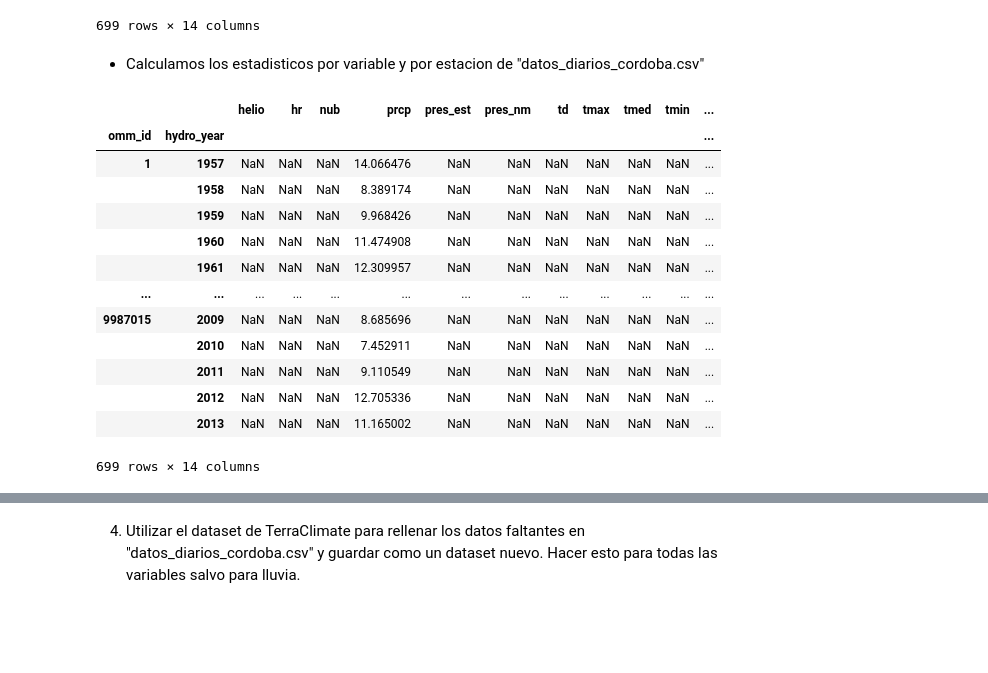
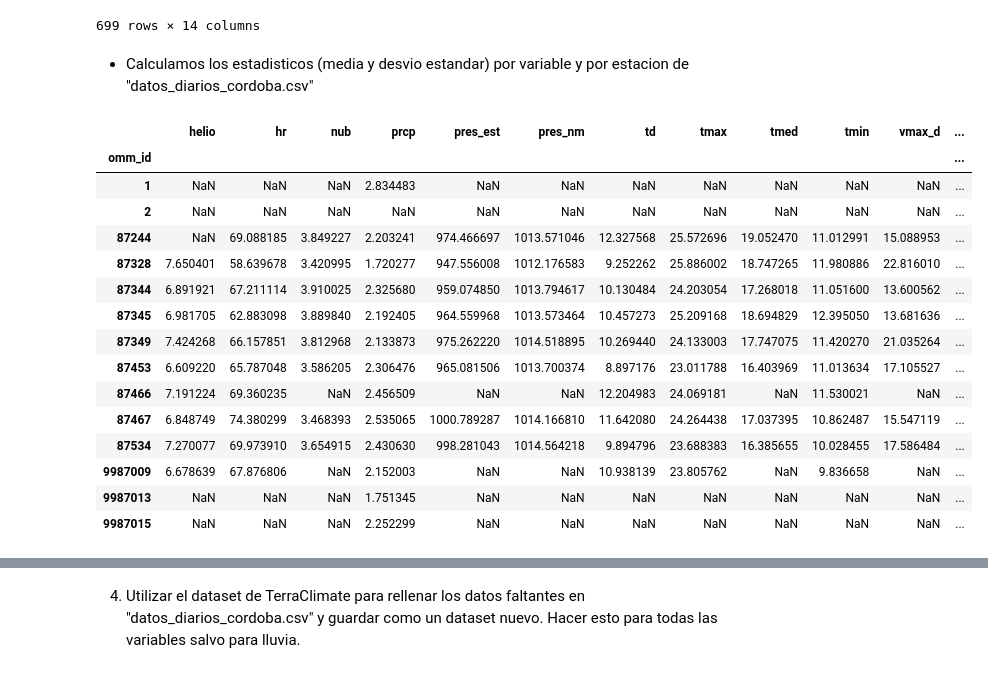
Before and after one commit to serantux/M_Predi_Lluvias_Extremas_10, a Jupyter notebook: TP2_Balbuena_Serrantes_Fonnegra_Velazquez.ipynb, the cells around one changed output, grey strips where cells are left out. Cells and saved outputs as stored; diff of their text form; code cells hidden in the pictures; blank space fills up the shorter version.

```diff
--- a/TP2_Balbuena_Serrantes_Fonnegra_Velazquez.ipynb
+++ b/TP2_Balbuena_Serrantes_Fonnegra_Velazquez.ipynb
@@ -592,28 +592,30 @@ datos_dcor_var_mean
 |  | 2013 | NaN | NaN | NaN | 2.898630 | NaN | NaN | NaN | NaN | NaN | NaN | ... |
 699 rows × 14 columns
 # %% [markdown]
-* Calculamos los estadisticos por variable y por estacion de "datos_diarios_cordoba.csv"
+* Calculamos los estadisticos (media y desvio estandar) por variable y por estacion de "datos_diarios_cordoba.csv"
 # %%
 not_var_cols = ['fecha', 'id', 'omm_id', 'hydro_year']
 var_cols = [c for c in datos_dcor.columns if c not in not_var_cols]
-datos_dcor_var_std = pd.DataFrame()
+datos_dcor_mean = pd.DataFrame()
 
 for col in var_cols:
-  datos_dcor_var_std[col] = datos_dcor.groupby(['omm_id','hydro_year'])[col].std()
+  datos_dcor_mean[col] = datos_dcor.groupby(['omm_id'])[col].mean()
 
-datos_dcor_var_std
+datos_dcor_mean
 # %% [output]
-|  |  | helio | hr | nub | prcp | pres_est | pres_nm | td | tmax | tmed | tmin | ... |
-| omm_id | hydro_year |  |  |  |  |  |  |  |  |  |  | ... |
-| 1 | 1957 | NaN | NaN | NaN | 14.066476 | NaN | NaN | NaN | NaN | NaN | NaN | ... |
-|  | 1958 | NaN | NaN | NaN | 8.389174 | NaN | NaN | NaN | NaN | NaN | NaN | ... |
-|  | 1959 | NaN | NaN | NaN | 9.968426 | NaN | NaN | NaN | NaN | NaN | NaN | ... |
-|  | 1960 | NaN | NaN | NaN | 11.474908 | NaN | NaN | NaN | NaN | NaN | NaN | ... |
-|  | 1961 | NaN | NaN | NaN | 12.309957 | NaN | NaN | NaN | NaN | NaN | NaN | ... |
-| ... | ... | ... | ... | ... | ... | ... | ... | ... | ... | ... | ... | ... |
-| 9987015 | 2009 | NaN | NaN | NaN | 8.685696 | NaN | NaN | NaN | NaN | NaN | NaN | ... |
-|  | 2010 | NaN | NaN | NaN | 7.452911 | NaN | NaN | NaN | NaN | NaN | NaN | ... |
-|  | 2011 | NaN | NaN | NaN | 9.110549 | NaN | NaN | NaN | NaN | NaN | NaN | ... |
-|  | 2012 | NaN | NaN | NaN | 12.705336 | NaN | NaN | NaN | NaN | NaN | NaN | ... |
-|  | 2013 | NaN | NaN | NaN | 11.165002 | NaN | NaN | NaN | NaN | NaN | NaN | ... |
+|  | helio | hr | nub | prcp | pres_est | pres_nm | td | tmax | tmed | tmin | vmax_d | ... |
+| omm_id |  |  |  |  |  |  |  |  |  |  |  | ... |
+| 1 | NaN | NaN | NaN | 2.834483 | NaN | NaN | NaN | NaN | NaN | NaN | NaN | ... |
+| 2 | NaN | NaN | NaN | NaN | NaN | NaN | NaN | NaN | NaN | NaN | NaN | ... |
+| 87244 | NaN | 69.088185 | 3.849227 | 2.203241 | 974.466697 | 1013.571046 | 12.327568 | 25.572696 | 19.052470 | 11.012991 | 15.088953 | ... |
+| 87328 | 7.650401 | 58.639678 | 3.420995 | 1.720277 | 947.556008 | 1012.176583 | 9.252262 | 25.886002 | 18.747265 | 11.980886 | 22.816010 | ... |
+| 87344 | 6.891921 | 67.211114 | 3.910025 | 2.325680 | 959.074850 | 1013.794617 | 10.130484 | 24.203054 | 17.268018 | 11.051600 | 13.600562 | ... |
+| 87345 | 6.981705 | 62.883098 | 3.889840 | 2.192405 | 964.559968 | 1013.573464 | 10.457273 | 25.209168 | 18.694829 | 12.395050 | 13.681636 | ... |
+| 87349 | 7.424268 | 66.157851 | 3.812968 | 2.133873 | 975.262220 | 1014.518895 | 10.269440 | 24.133003 | 17.747075 | 11.420270 | 21.035264 | ... |
+| 87453 | 6.609220 | 65.787048 | 3.586205 | 2.306476 | 965.081506 | 1013.700374 | 8.897176 | 23.011788 | 16.403969 | 11.013634 | 17.105527 | ... |
+| 87466 | 7.191224 | 69.360235 | NaN | 2.456509 | NaN | NaN | 12.204983 | 24.069181 | NaN | 11.530021 | NaN | ... |
+| 87467 | 6.848749 | 74.380299 | 3.468393 | 2.535065 | 1000.789287 | 1014.166810 | 11.642080 | 24.264438 | 17.037395 | 10.862487 | 15.547119 | ... |
+| 87534 | 7.270077 | 69.973910 | 3.654915 | 2.430630 | 998.281043 | 1014.564218 | 9.894796 | 23.688383 | 16.385655 | 10.028455 | 17.586484 | ... |
+| 9987009 | 6.678639 | 67.876806 | NaN | 2.152003 | NaN | NaN | 10.938139 | 23.805762 | NaN | 9.836658 | NaN | ... |
+| 9987013 | NaN | NaN | NaN | 1.751345 | NaN | NaN | NaN | NaN | NaN | NaN | NaN | ... |
+| 9987015 | NaN | NaN | NaN | 2.252299 | NaN | NaN | NaN | NaN | NaN | NaN | NaN | ... |
-699 rows × 14 columns
```
Also changed, not shown: parts of 5 cells of this notebook.
